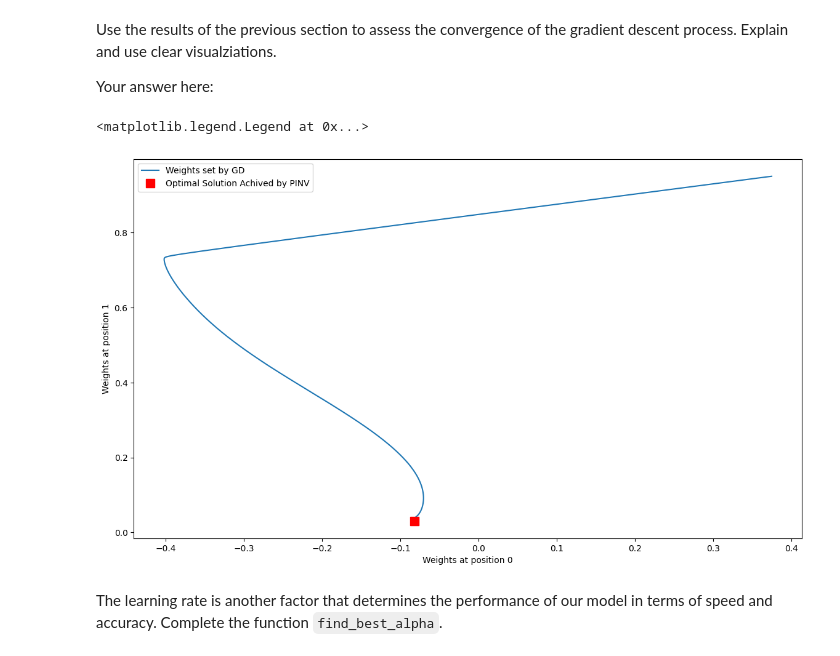
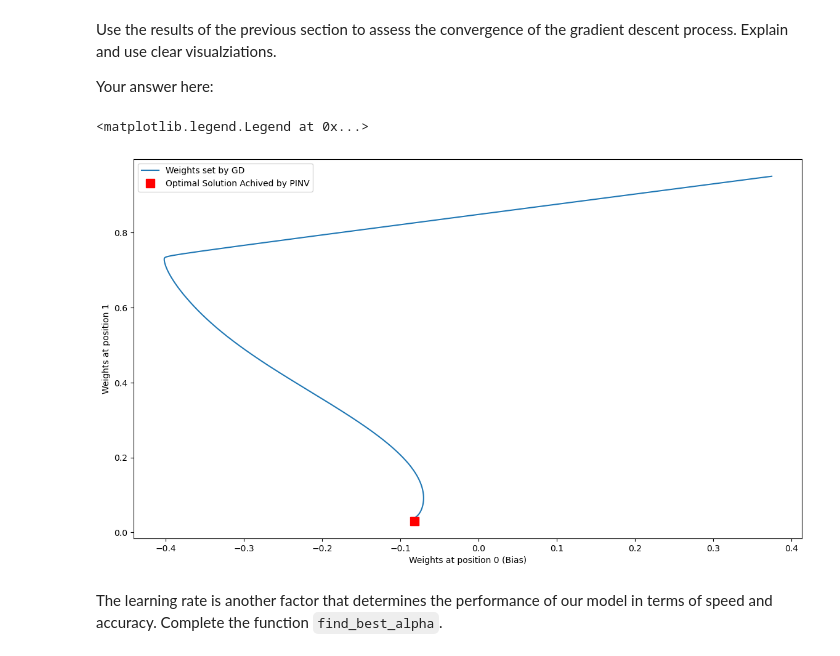
Before and after one commit to itanini/ML_ex2, a Jupyter notebook: hw2.ipynb, the cells around one changed output. Cells and saved outputs as stored; diff of their text form; code cells hidden in the pictures.

```diff
--- a/hw2.ipynb
+++ b/hw2.ipynb
@@ -289,14 +288,14 @@ Your answer here:
 # %%
 # Your code starts here
 plt.plot(T_history[:,0],T_history[:,1],label = "Weights set by GD" )
 plt.plot(theta_pinv[0], theta_pinv[1], 'rs', markersize = 10, label = "Optimal Solution Achived by PINV")
-plt.xlabel('Weights at position 0')
+plt.xlabel('Weights at position 0 (Bias)')
 plt.ylabel('Weights at position 1')
 plt.legend()
 # Your code ends here
 # %% [output]
 <matplotlib.legend.Legend at 0x...>
-[figure, old version]
+[figure, new version]
 # %% [markdown]
 The learning rate is another factor that determines the performance of our model in terms of speed and accuracy. Complete the function `find_best_alpha`.
 # %%
```
Also changed, not shown: parts of 20 cells of this notebook.
